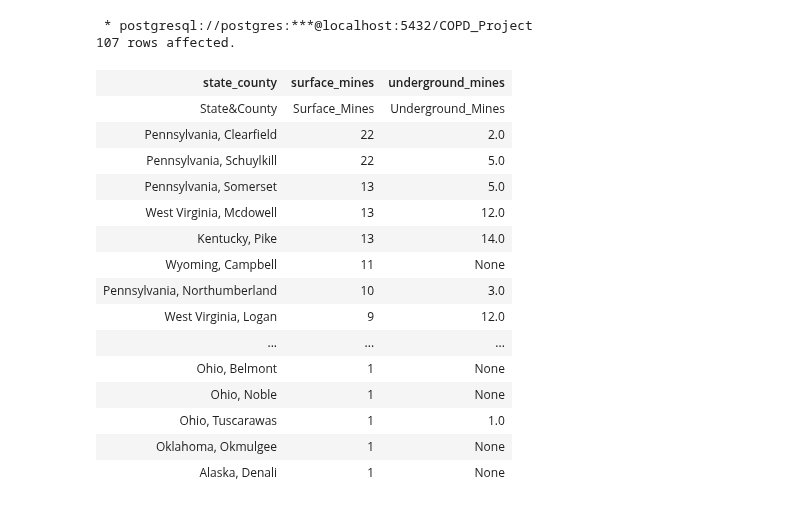
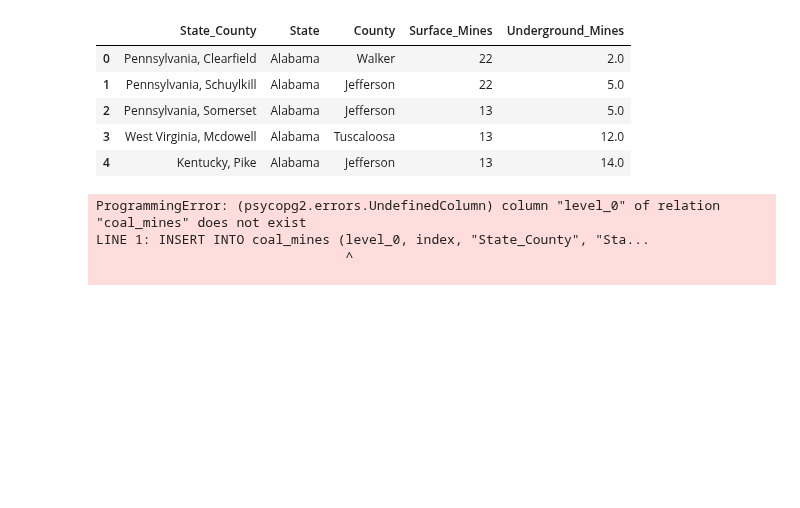
Before and after one commit to AvatarJoshi/copd_project, a Jupyter notebook: Data_Processing/Connecting_JN_SQL.ipynb, the cells around one changed output. Saved outputs shown, nothing was run; the diff lists cells and outputs as text; code cells hidden in the pictures; blank space fills up the shorter version.

```diff
--- a/Data_Processing/Connecting_JN_SQL.ipynb
+++ b/Data_Processing/Connecting_JN_SQL.ipynb
@@ -9,26 +9,24 @@ engine = sqlalchemy.create_engine('postgresql://postgres:Lunex!@localhost:5432/C
 # %%
 %sql $engine.url
 # %%
-%sql SELECT * FROM coal_mines
+# Create the dataframe
+file_path = "./Resources/processed_Coal_Mines.csv"
+coal_df = pd.read_csv(file_path)
+coal_df.head()
 # %% [output]
- * postgresql://postgres:***@localhost:5432/COPD_Project
-107 rows affected.
-| state_county | surface_mines | underground_mines |
-| State&County | Surface_Mines | Underground_Mines |
-| Pennsylvania, Clearfield | 22 | 2.0 |
-| Pennsylvania, Schuylkill | 22 | 5.0 |
-| Pennsylvania, Somerset | 13 | 5.0 |
-| West Virginia, Mcdowell | 13 | 12.0 |
-| Kentucky, Pike | 13 | 14.0 |
-| Wyoming, Campbell | 11 | None |
-| Pennsylvania, Northumberland | 10 | 3.0 |
-| West Virginia, Logan | 9 | 12.0 |
-| ... | ... | ... |
-| Ohio, Belmont | 1 | None |
-| Ohio, Noble | 1 | None |
-| Ohio, Tuscarawas | 1 | 1.0 |
-| Oklahoma, Okmulgee | 1 | None |
-| Alaska, Denali | 1 | None |
+|  | State_County | State | County | Surface_Mines | Underground_Mines |
+| 0 | Pennsylvania, Clearfield | Alabama | Walker | 22 | 2.0 |
+| 1 | Pennsylvania, Schuylkill | Alabama | Jefferson | 22 | 5.0 |
+| 2 | Pennsylvania, Somerset | Alabama | Jefferson | 13 | 5.0 |
+| 3 | West Virginia, Mcdowell | Alabama | Tuscaloosa | 13 | 12.0 |
+| 4 | Kentucky, Pike | Alabama | Jefferson | 13 | 14.0 |
+# %%
+coal_df.to_sql('coal_mines', con = engine, if_exists = 'append', chunksize = 1000)
+# %% [output]
+ProgrammingError: (psycopg2.errors.UndefinedColumn) column "level_0" of relation "coal_mines" does not exist
+LINE 1: INSERT INTO coal_mines (level_0, index, "State_County", "Sta...
+                                ^
+
 # %%
 coal_df = pd.read_sql_query("SELECT * from coal_mines", engine)
 coal_df.head()
```
Also changed, not shown: parts of 14 cells of this notebook, 2 other files.
